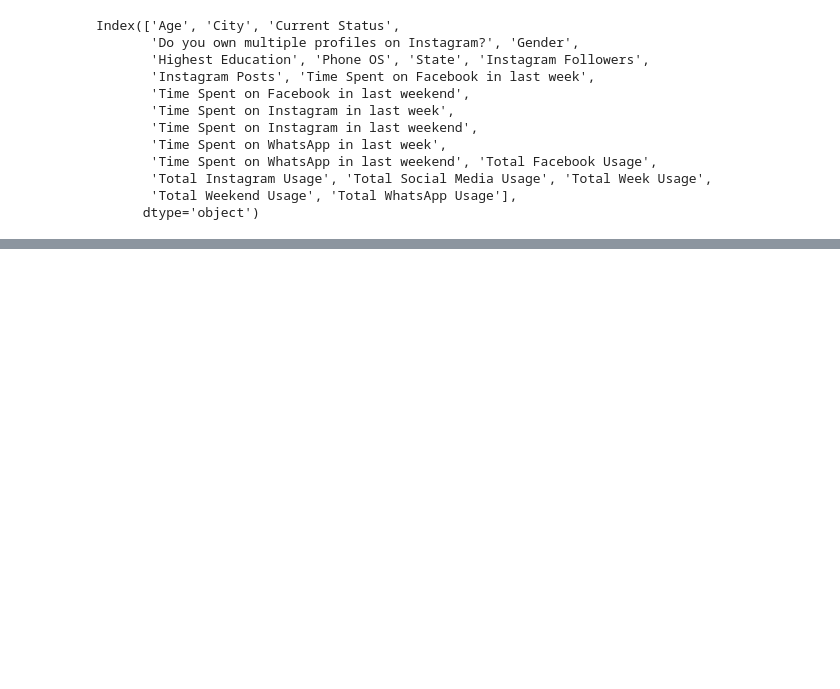
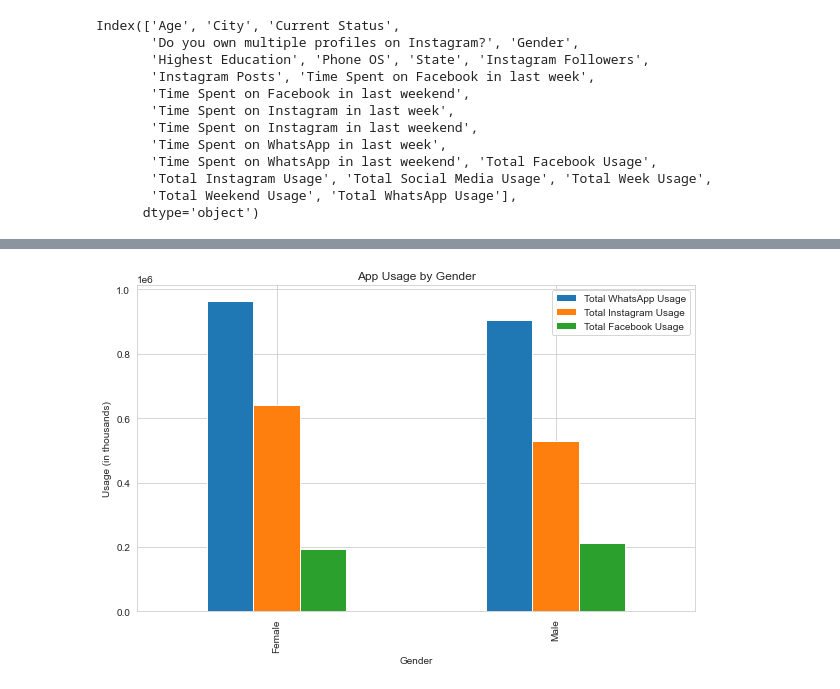
Before and after one commit to hrishikeshm12/Social-Media-Analytics, a Jupyter notebook: final_project.ipynb, the cells around one changed output, grey strips where cells are left out. Drawn from its saved outputs; the diff is of its cells as text; code cells hidden in the pictures; blank space fills up the shorter version.

```diff
--- a/final_project.ipynb
+++ b/final_project.ipynb
@@ -124,0 +544,24 @@ Index(['Age', 'City', 'Current Status',
+# %%
+import pandas as pd
+import matplotlib.pyplot as plt
+
+# Sample DataFrame (replace with your actual DataFrame)
+data = df[df['Gender'] != 'Non Binary']  # Remove rows with Gender 'Non Binary'
+data = data[['Gender', 'Total WhatsApp Usage', 'Total Instagram Usage', 'Total Facebook Usage']]
+
+# Group by 'Gender' and calculate the sum for each app usage
+grouped = data.groupby('Gender').sum()
+
+# Plot the bar chart
+fig, ax = plt.subplots(figsize=(10, 6))
+grouped.plot(kind='bar', ax=ax)
+
+# Set labels and title
+plt.xlabel('Gender')
+plt.ylabel('Usage (in thousands)')  # Update the y-axis label
+plt.title('App Usage by Gender')
+plt.savefig("usage by gendert.pdf", format="pdf", bbox_inches="tight")
+# Show the plot
+plt.show()
+# %% [output]
+[figure, added]
```
Also changed, not shown: parts of 208 cells of this notebook.
